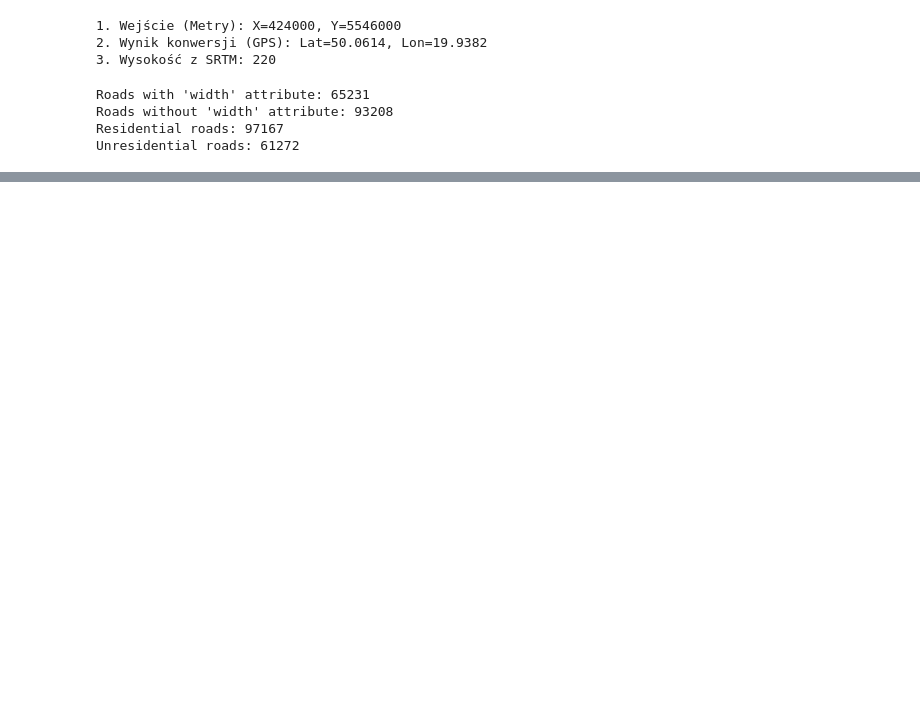
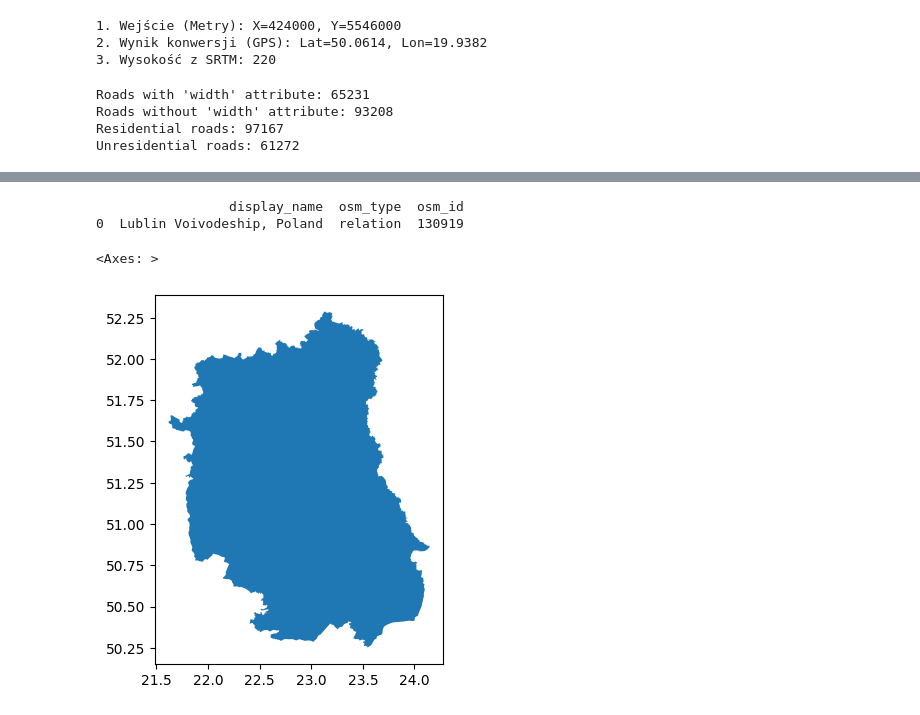
Before and after one commit to CRoadA/CRoadA, a Jupyter notebook: test_2.ipynb, the cells around one changed output, grey strips where cells are left out. Cells and saved outputs as stored; diff of their text form; code cells hidden in the pictures; blank space fills up the shorter version.

```diff
--- a/test_2.ipynb
+++ b/test_2.ipynb
@@ -51,0 +107,11 @@ Unresidential roads: 61272
+# %%
+import osmnx as ox
+
+gdf = ox.geocode_to_gdf("Lublin")
+print(gdf[['display_name', 'osm_type', 'osm_id']])
+gdf.plot()
+# %% [output]
+                 display_name  osm_type  osm_id
+0  Lublin Voivodeship, Poland  relation  130919
+<Axes: >
+[figure, added]
```
Also changed, not shown: parts of 2 cells of this notebook, 2 other files.
